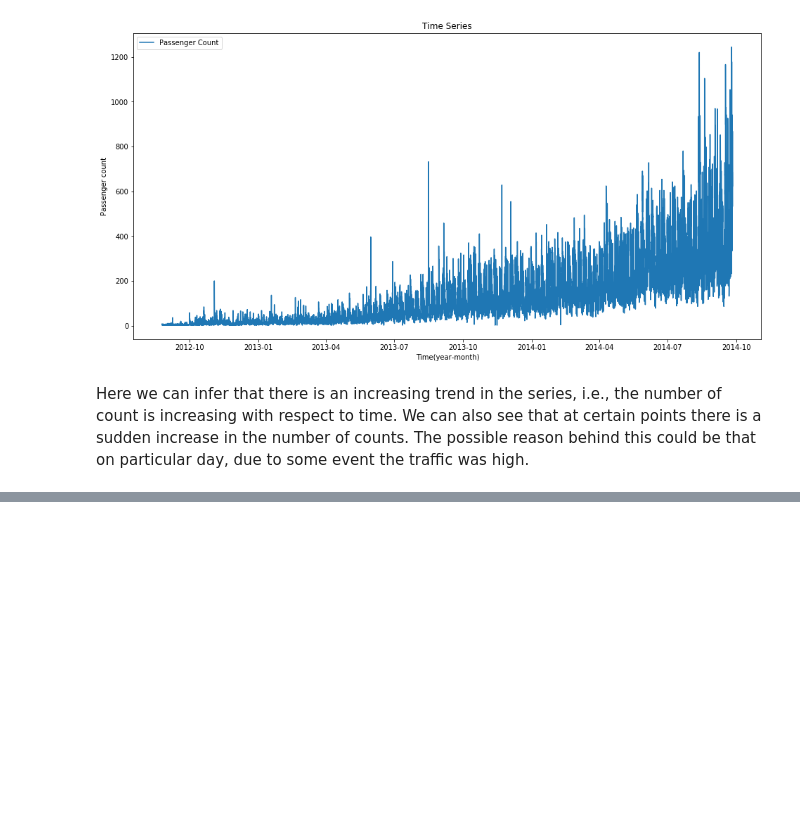
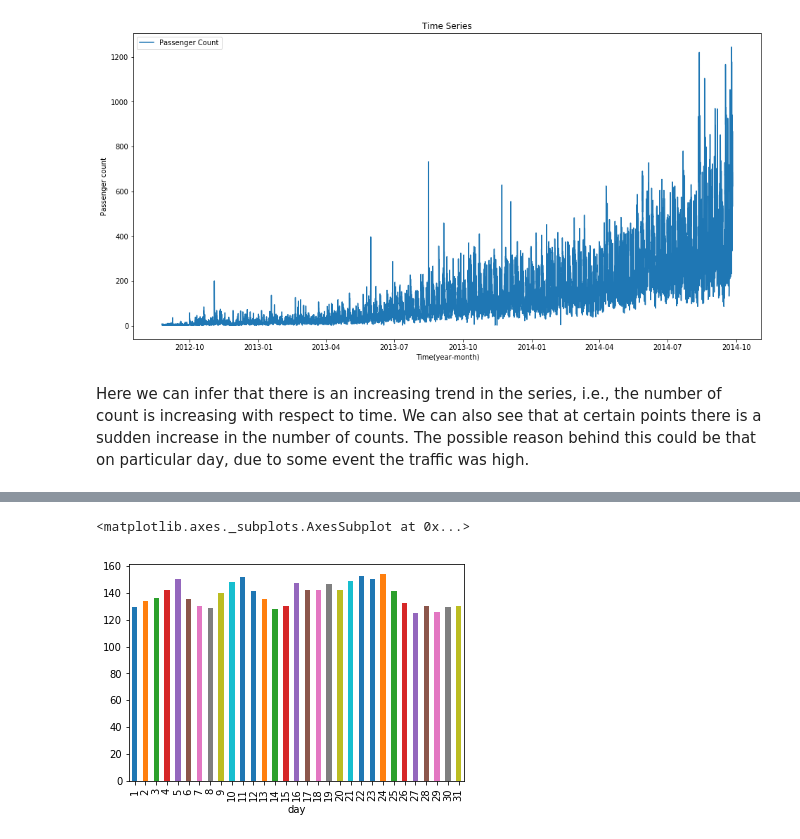
Before and after one commit to In-finite/TimeSeries, a Jupyter notebook: First_step_to_understand_data.ipynb, the cells around one changed output, grey strips where cells are left out. Saved outputs shown, nothing was run; the diff lists cells and outputs as text; code cells hidden in the pictures; blank space fills up the shorter version.

```diff
--- a/First_step_to_understand_data.ipynb
+++ b/First_step_to_understand_data.ipynb
@@ -124,0 +161,5 @@ Here we can infer that there is an increasing trend in the series, i.e., the num
+# %%
+train.groupby('day')['Count'].mean().plot.bar()
+# %% [output]
+<matplotlib.axes._subplots.AxesSubplot at 0x...>
+[figure, added]
```
Also changed, not shown: parts of 5 cells of this notebook.
